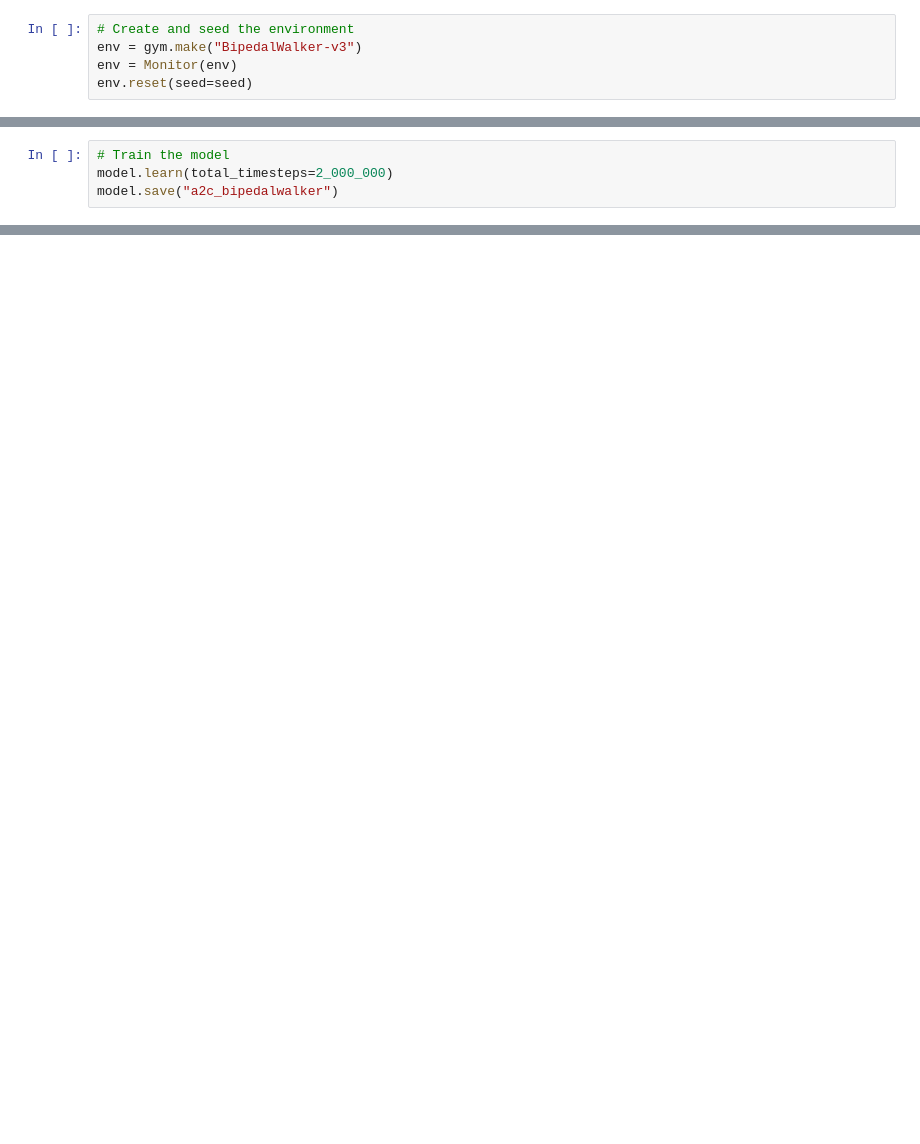
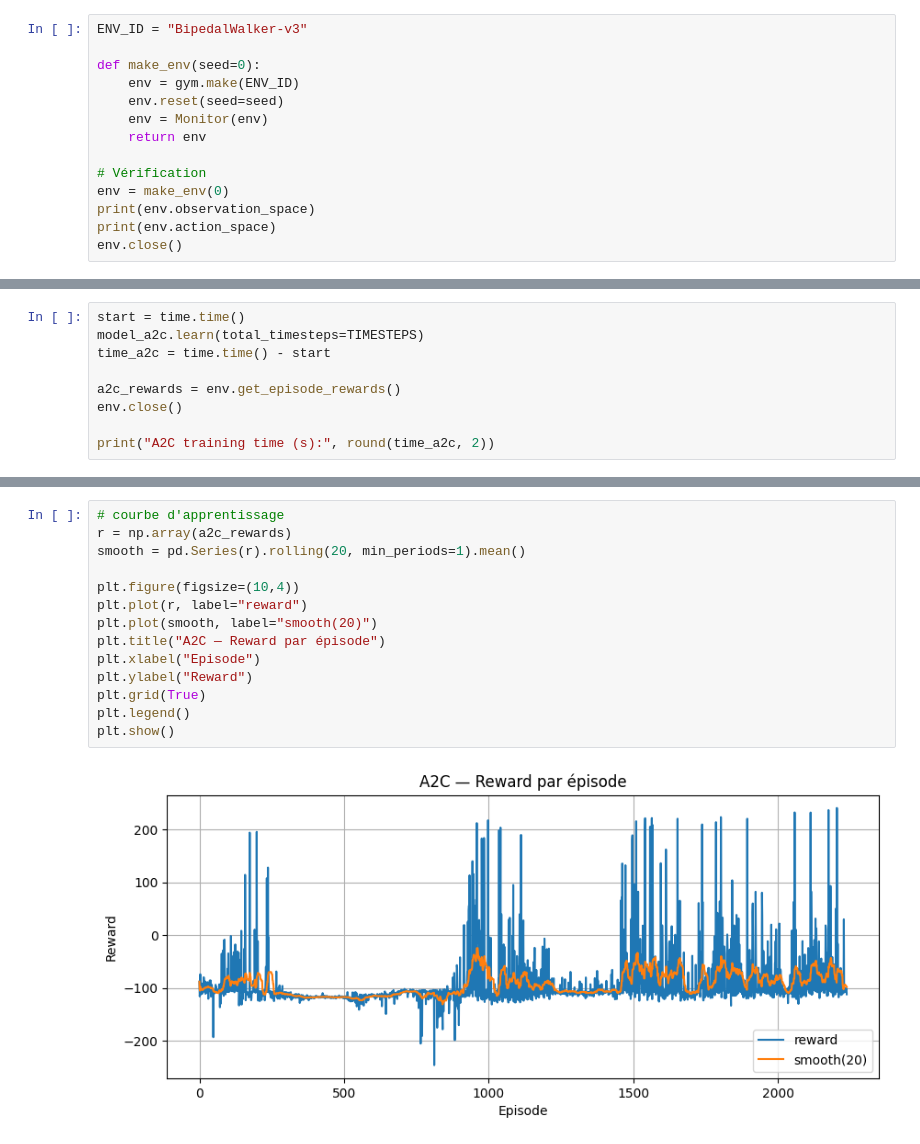
Before and after one commit to Evolyonne/reinforcement_learning, a Jupyter notebook: notebooks/02_A2C.ipynb, the cells around one changed output, grey strips where cells are left out. Saved outputs shown, nothing was run; the diff lists cells and outputs as text; blank space fills up the shorter version.

```diff
--- a/notebooks/02_A2C.ipynb
+++ b/notebooks/02_A2C.ipynb
@@ -45,6 +36,15 @@ torch.manual_seed(seed)
 # %%
-# Create and seed the environment
-env = gym.make("BipedalWalker-v3")
-env = Monitor(env)
-env.reset(seed=seed)
+ENV_ID = "BipedalWalker-v3"
+
+def make_env(seed=0):
+    env = gym.make(ENV_ID)
+    env.reset(seed=seed)
+    env = Monitor(env)
+    return env
+
+# Vérification
+env = make_env(0)
+print(env.observation_space)
+print(env.action_space)
+env.close()
 # %% [output]
@@ -77,5 +90,10 @@ Wrapping the env in a DummyVecEnv.
 # %%
-# Train the model
-model.learn(total_timesteps=2_000_000)
-model.save("a2c_bipedalwalker")
+start = time.time()
+model_a2c.learn(total_timesteps=TIMESTEPS)
+time_a2c = time.time() - start
+
+a2c_rewards = env.get_episode_rewards()
+env.close()
+
+print("A2C training time (s):", round(time_a2c, 2))
 # %% [output]
@@ -110,0 +116,16 @@ Reward moyenne : -39.45 ± 34.93
+# %%
+# courbe d'apprentissage
+r = np.array(a2c_rewards)
+smooth = pd.Series(r).rolling(20, min_periods=1).mean()
+
+plt.figure(figsize=(10,4))
+plt.plot(r, label="reward")
+plt.plot(smooth, label="smooth(20)")
+plt.title("A2C — Reward par épisode")
+plt.xlabel("Episode")
+plt.ylabel("Reward")
+plt.grid(True)
+plt.legend()
+plt.show()
+# %% [output]
+[figure, added]
```
Also changed, not shown: parts of 20 cells of this notebook, 1 other file.
